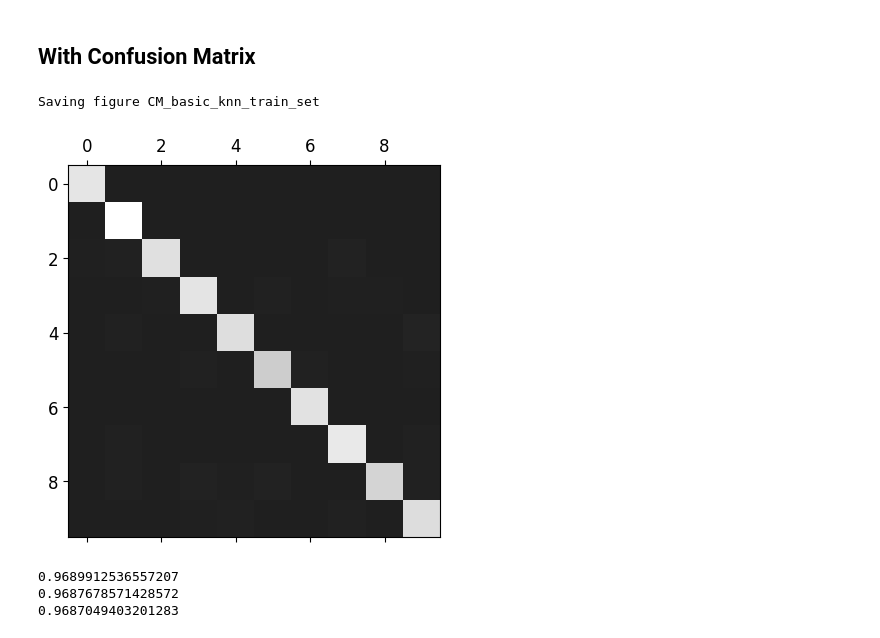
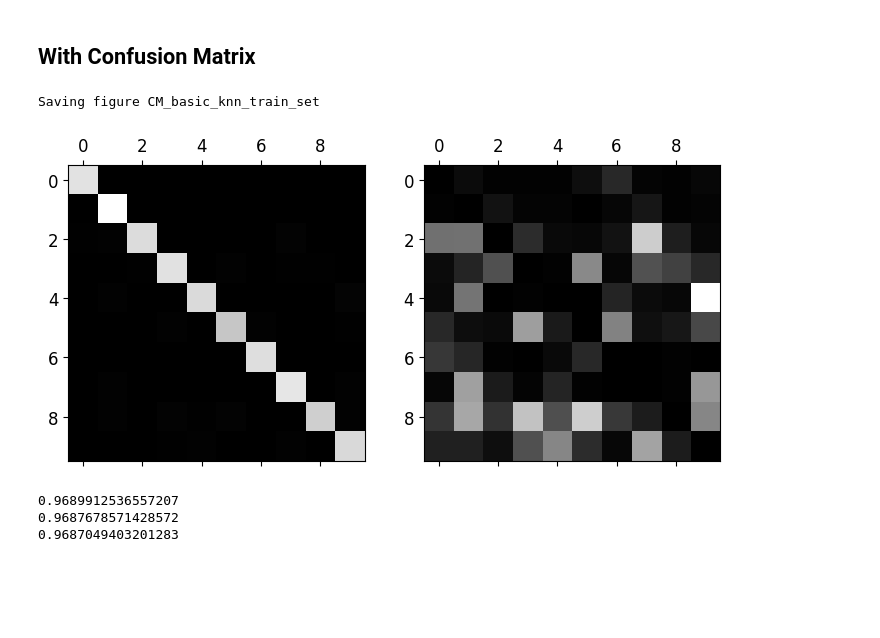
Before and after one commit to nhv96/iai600_assignment_4, a Jupyter notebook: mnist_clf.ipynb, the cells around one changed output. Drawn from its saved outputs; the diff is of its cells as text; code cells hidden in the pictures; blank space fills up the shorter version.

```diff
--- a/mnist_clf.ipynb
+++ b/mnist_clf.ipynb
@@ -60,8 +62,21 @@ def load_model(model_name):
         m = joblib.load(p)
     return m
 # %%
-def draw_conf_max(mx, alp=0.9, fig_name=None):
-    plt.matshow(mx, cmap=plt.cm.gray, alpha=alp)
+def draw_conf_max(mx, fig_name=None):
+    plt.figure(figsize=(13,8))
+
+    plt.subplot(131)
+    plt.matshow(mx, cmap=plt.cm.gray, fignum=0)
+
+    # norm
+    rows_sums = mx.sum(axis=1, keepdims=True)
+    norm_mx = mx / rows_sums
+
+    np.fill_diagonal(norm_mx, 0)
+    plt.subplot(132)
+    plt.matshow(norm_mx, cmap=plt.cm.gray, fignum=0)
+
     if fig_name:
         save_fig(fig_name, False)
+
     plt.show()
@@ -132,10 +170,10 @@ y_predicted = cross_val_predict(knn_clf, X_train, y_train, cv=5)
 
 mx = confusion_matrix(y_train, y_predicted)
 # %%
-draw_conf_max(mx, 0.88, 'CM_basic_knn_train_set')
+draw_conf_max(mx, 'CM_basic_knn_train_set')
 # %% [output]
 Saving figure CM_basic_knn_train_set
-[figure, old version]
+[figure, new version]
 # %%
 avg='weighted'
 print(precision_score(y_train, y_predicted, average=avg))
```
Also changed, not shown: parts of 25 cells of this notebook, 6 other files.
